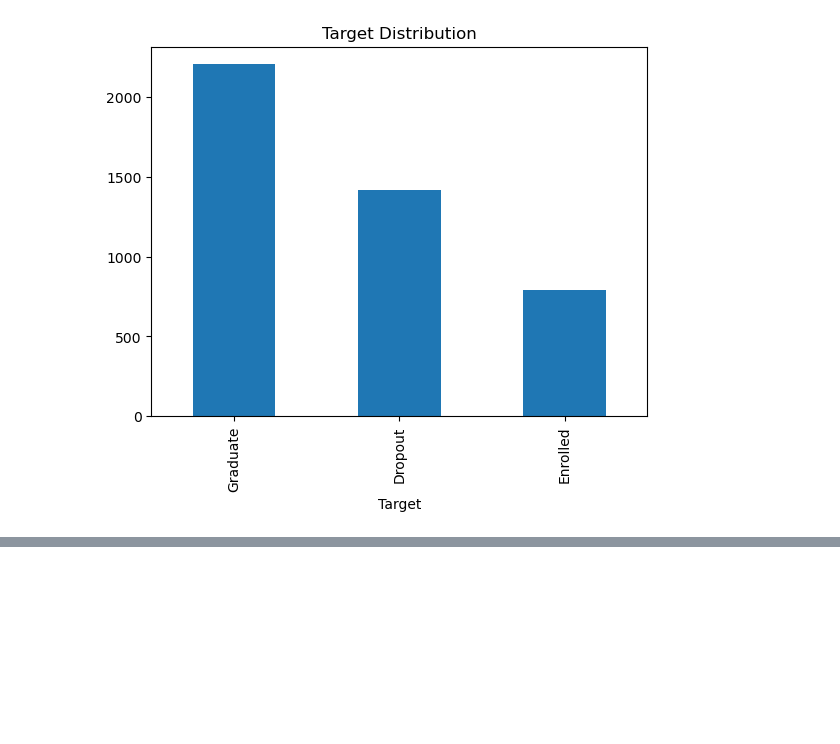
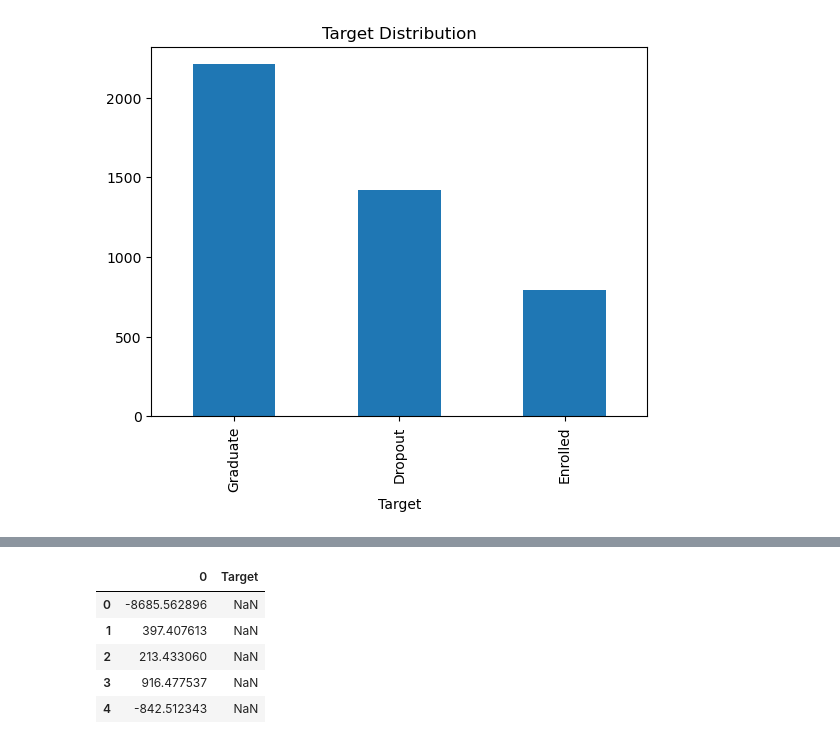
Before and after one commit to pericles-1995/CA_Data_Preparation, a Jupyter notebook: CA_Data_Preparation.ipynb, the cells around one changed output, grey strips where cells are left out. Saved outputs shown, nothing was run; the diff lists cells and outputs as text; code cells hidden in the pictures; blank space fills up the shorter version.

```diff
--- a/CA_Data_Preparation.ipynb
+++ b/CA_Data_Preparation.ipynb
@@ -313,0 +408,3 @@ plt.show()
+# %%
+n_components = np.argmax(np.cumsum(pca.explained_variance_ratio_) >= 0.995) + 1
+n_components
@@ -313,0 +413,3 @@ plt.show()
+# %%
+pca = PCA(n_components=n_components)
+projected = pca.fit_transform(features)
@@ -313,0 +420,3 @@ plt.show()
+# %%
+student_pca = pd.DataFrame(projected)
+student_pca.head()
@@ -313,0 +430,10 @@ plt.show()
+# %%
+student_pca["Target"] = target.values
+student_pca.head()
+# %% [output]
+|  | 0 | Target |
+| 0 | -8685.562896 | NaN |
+| 1 | 397.407613 | NaN |
+| 2 | 213.433060 | NaN |
+| 3 | 916.477537 | NaN |
+| 4 | -842.512343 | NaN |
```
Also changed, not shown: parts of 27 cells of this notebook.
